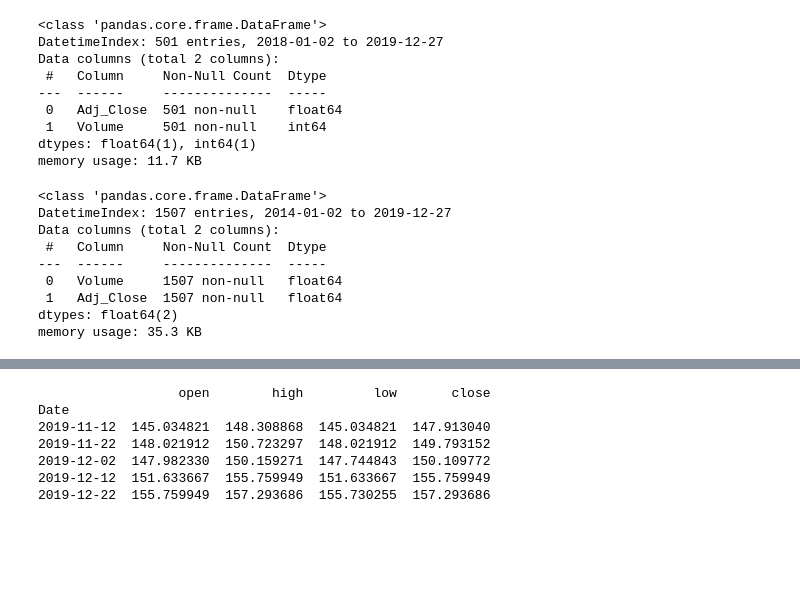
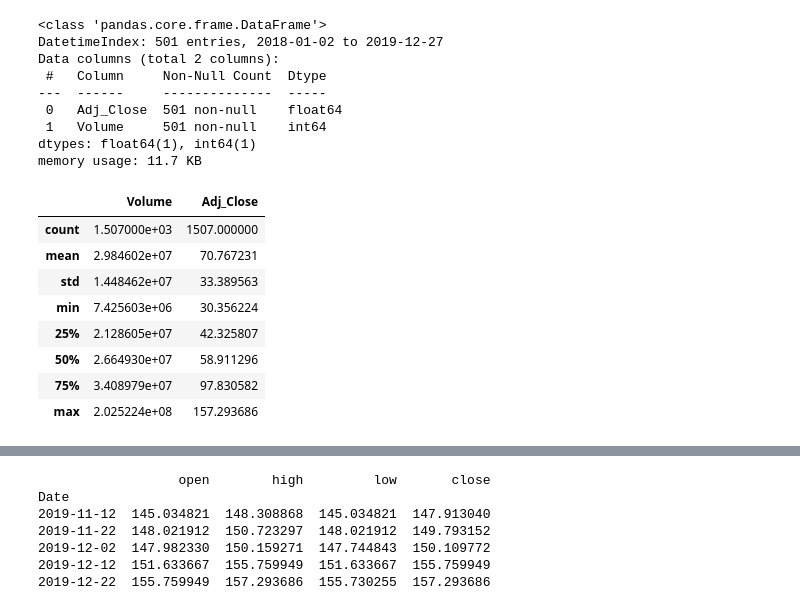
Before and after one commit to yepterence/Stock-Analysis, a Jupyter notebook: Stock-data-exploration.ipynb, the cells around one changed output, grey strips where cells are left out. Cells and saved outputs as stored; diff of their text form; code cells hidden in the pictures; blank space fills up the shorter version.

```diff
--- a/Stock-data-exploration.ipynb
+++ b/Stock-data-exploration.ipynb
@@ -94,14 +109,14 @@ memory usage: 11.7 KB
 # %%
 # concatenate dataframes
 adj_close_msft_merged = adj_close_msft_2017.append(adj_close_msft_2019)
-adj_close_msft_merged.info()
+adj_close_msft_merged.describe()
 # %% [output]
-<class 'pandas.core.frame.DataFrame'>
-DatetimeIndex: 1507 entries, 2014-01-02 to 2019-12-27
-Data columns (total 2 columns):
- #   Column     Non-Null Count  Dtype
----  ------     --------------  -----
- 0   Volume     1507 non-null   float64
- 1   Adj_Close  1507 non-null   float64
-dtypes: float64(2)
-memory usage: 35.3 KB
+|  | Volume | Adj_Close |
+| count | 1.507000e+03 | 1507.000000 |
+| mean | 2.984602e+07 | 70.767231 |
+| std | 1.448462e+07 | 33.389563 |
+| min | 7.425603e+06 | 30.356224 |
+| 25% | 2.128605e+07 | 42.325807 |
+| 50% | 2.664930e+07 | 58.911296 |
+| 75% | 3.408979e+07 | 97.830582 |
+| max | 2.025224e+08 | 157.293686 |
```
Also changed, not shown: parts of 13 cells of this notebook.
